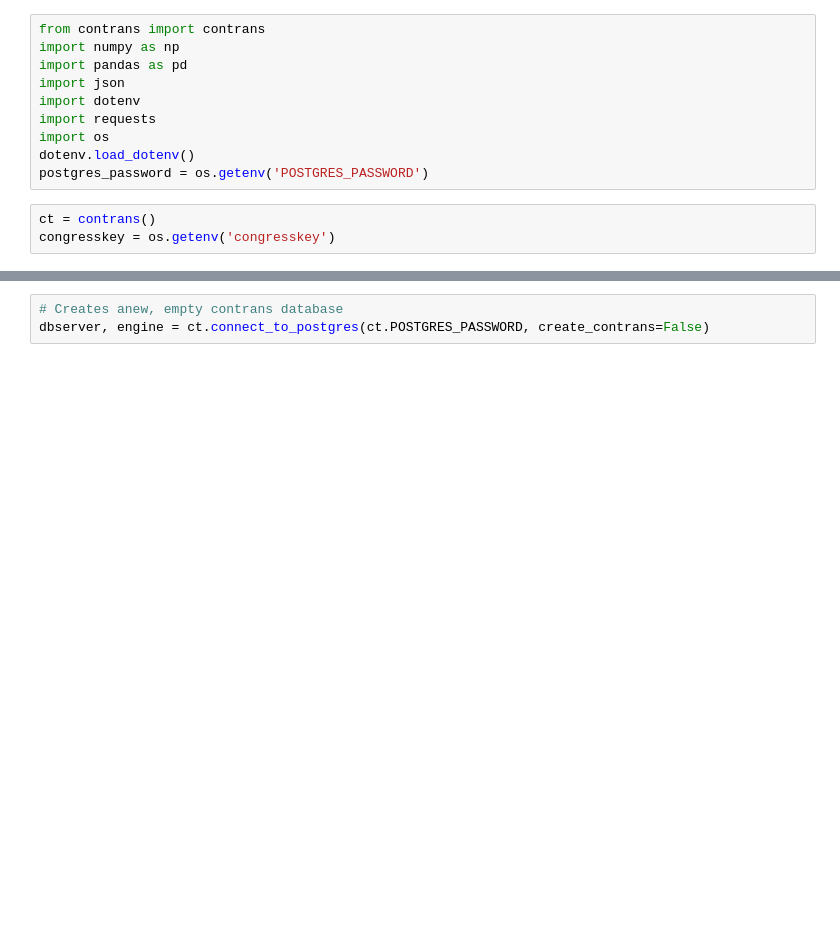
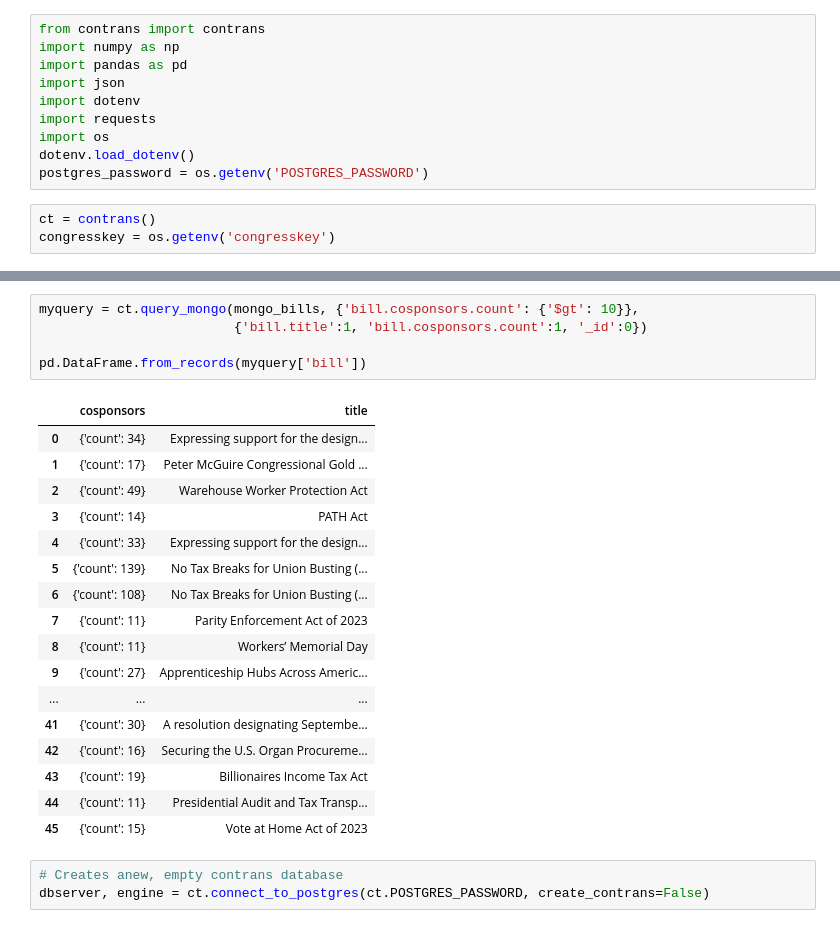
Before and after one commit to clarencew0083/contrans2024, a Jupyter notebook: sandbox.ipynb, the cells around one changed output, grey strips where cells are left out. Saved outputs shown, nothing was run; the diff lists cells and outputs as text; blank space fills up the shorter version.

```diff
--- a/sandbox.ipynb
+++ b/sandbox.ipynb
@@ -14,3 +69,26 @@ congresskey = os.getenv('congresskey')
+# %%
+myquery = ct.query_mongo(mongo_bills, {'bill.cosponsors.count': {'$gt': 10}},
+                         {'bill.title':1, 'bill.cosponsors.count':1, '_id':0})
+
+pd.DataFrame.from_records(myquery['bill'])
+# %% [output]
+|  | cosponsors | title |
+| 0 | {'count': 34} | Expressing support for the design... |
+| 1 | {'count': 17} | Peter McGuire Congressional Gold ... |
+| 2 | {'count': 49} | Warehouse Worker Protection Act |
+| 3 | {'count': 14} | PATH Act |
+| 4 | {'count': 33} | Expressing support for the design... |
+| 5 | {'count': 139} | No Tax Breaks for Union Busting (... |
+| 6 | {'count': 108} | No Tax Breaks for Union Busting (... |
+| 7 | {'count': 11} | Parity Enforcement Act of 2023 |
+| 8 | {'count': 11} | Workers’ Memorial Day |
+| 9 | {'count': 27} | Apprenticeship Hubs Across Americ... |
+| ... | ... | ... |
+| 41 | {'count': 30} | A resolution designating Septembe... |
+| 42 | {'count': 16} | Securing the U.S. Organ Procureme... |
+| 43 | {'count': 19} | Billionaires Income Tax Act |
+| 44 | {'count': 11} | Presidential Audit and Tax Transp... |
+| 45 | {'count': 15} | Vote at Home Act of 2023 |
 # %%
 # Creates anew, empty contrans database
 dbserver, engine = ct.connect_to_postgres(ct.POSTGRES_PASSWORD, create_contrans=False)
```
Also changed, not shown: parts of 7 cells of this notebook, 2 other files.
